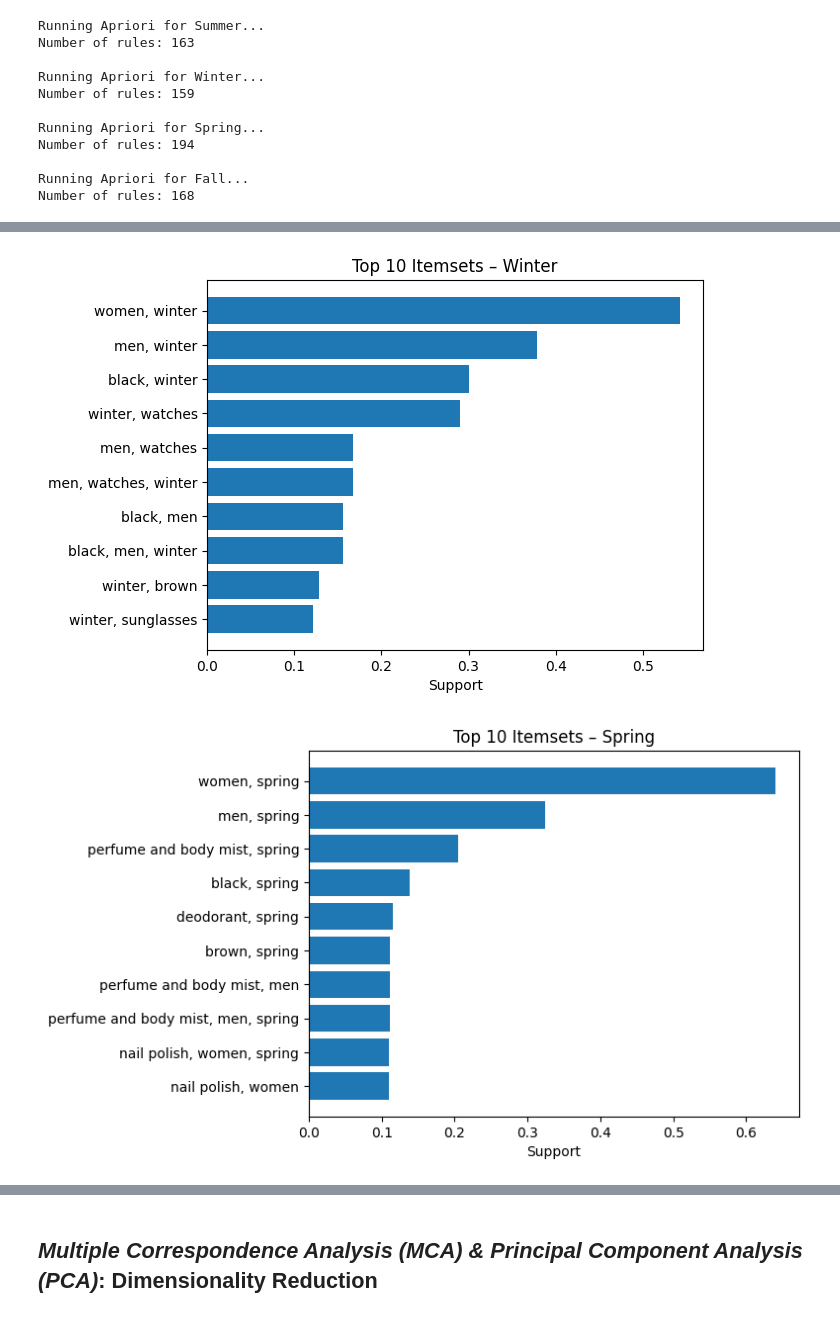
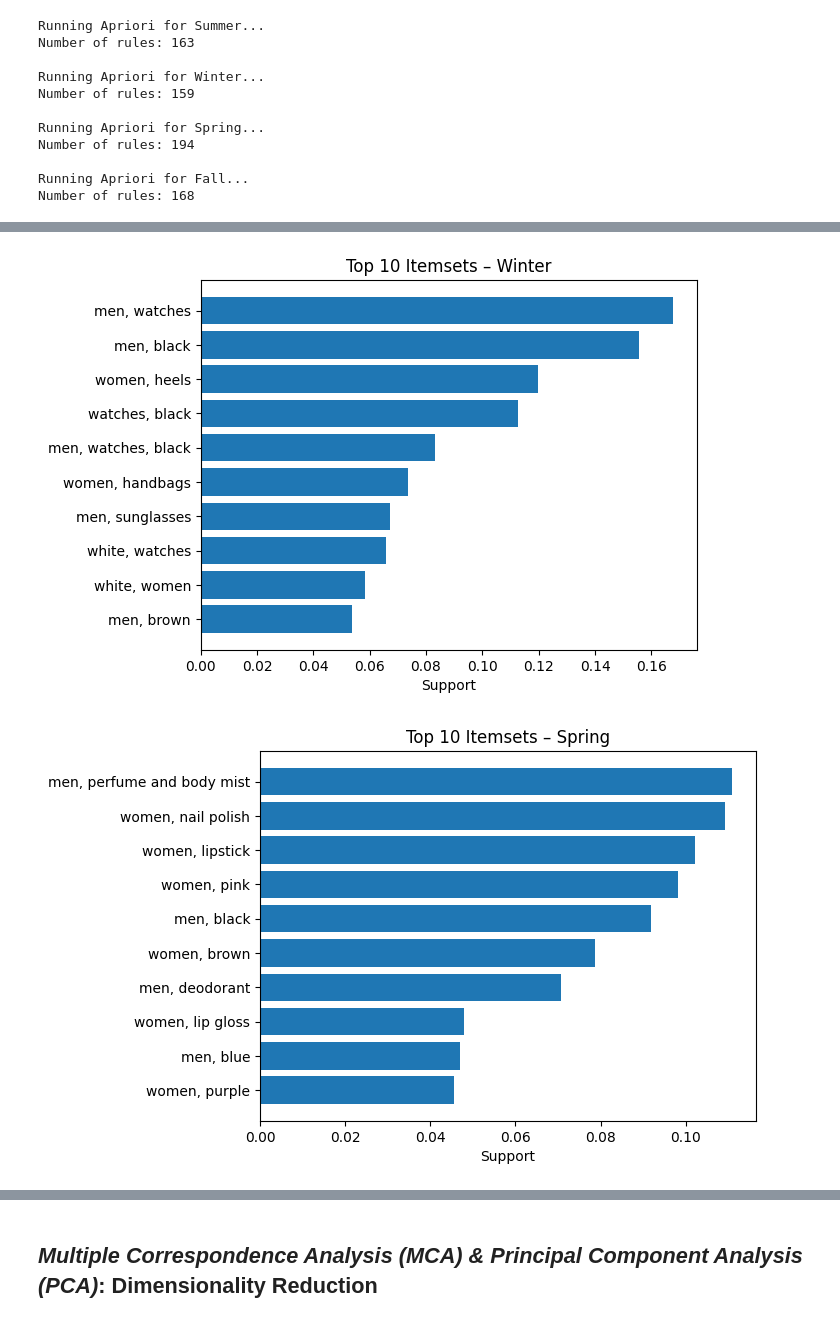
Before and after one commit to lenadahee/SI671-project, a Jupyter notebook: notebooks/671_Team_RLV_Code.ipynb, the cells around one changed output, grey strips where cells are left out. Drawn from its saved outputs; the diff is of its cells as text; code cells hidden in the pictures.

Commit message:
Reformat sections 1 & 2, clean self-looping/ seasonal itemsets from display

```diff
--- a/notebooks/671_Team_RLV_Code.ipynb
+++ b/notebooks/671_Team_RLV_Code.ipynb
@@ -364,13 +371,24 @@ Summer vs Winter Jaccard Similarity: 0.02
 # %%
-print("Top Summer Itemsets:")
-display(freq_summer.head(10))
+def exclude_season_terms(df, season_name):
+    """Return frequent itemsets excluding those that contain the season name."""
+    return df[~df['items'].apply(lambda s: season_name in s)]
 
-print("Top Winter Itemsets:")
-display(freq_winter.head(10))
+# Apply for each season
+freq_summer_filtered = exclude_season_terms(freq_summer, 'summer')
+freq_winter_filtered = exclude_season_terms(freq_winter, 'winter')
+freq_spring_filtered = exclude_season_terms(freq_spring, 'spring')
+freq_fall_filtered   = exclude_season_terms(freq_fall, 'fall')
 
-print("Top Spring Itemsets:")
-display(freq_spring.head(10))
+# Display top 10 (after filtering)
+print("Top Summer Itemsets (excluding 'summer'):")
+display(freq_summer_filtered.head(10))
 
-print("Top Fall Itemsets:")
-display(freq_fall.head(10))
+print("Top Winter Itemsets (excluding 'winter'):")
+display(freq_winter_filtered.head(10))
+
+print("Top Spring Itemsets (excluding 'spring'):")
+display(freq_spring_filtered.head(10))
+
+print("Top Fall Itemsets (excluding 'fall'):")
+display(freq_fall_filtered.head(10))
 # %% [output]
@@ -430,8 +448,8 @@ def plot_top(df, label, n=10):
     plt.title(f'Top {n} Itemsets – {label}')
     plt.show()
 
-plot_top(freq_summer, 'Summer')
-plot_top(freq_winter, 'Winter')
-plot_top(freq_spring, 'Spring')
-plot_top(freq_fall, 'Fall')
+plot_top(freq_summer_filtered, 'Summer')
+plot_top(freq_winter_filtered, 'Winter')
+plot_top(freq_spring_filtered, 'Spring')
+plot_top(freq_fall_filtered, 'Fall')
 # %% [output]
@@ -439,2 +457,2 @@ plot_top(freq_fall, 'Fall')
-[figure, old version]
+[figure, new version]
-[figure, old version]
+[figure, new version]
```
Also changed, not shown: parts of 31 cells of this notebook.
